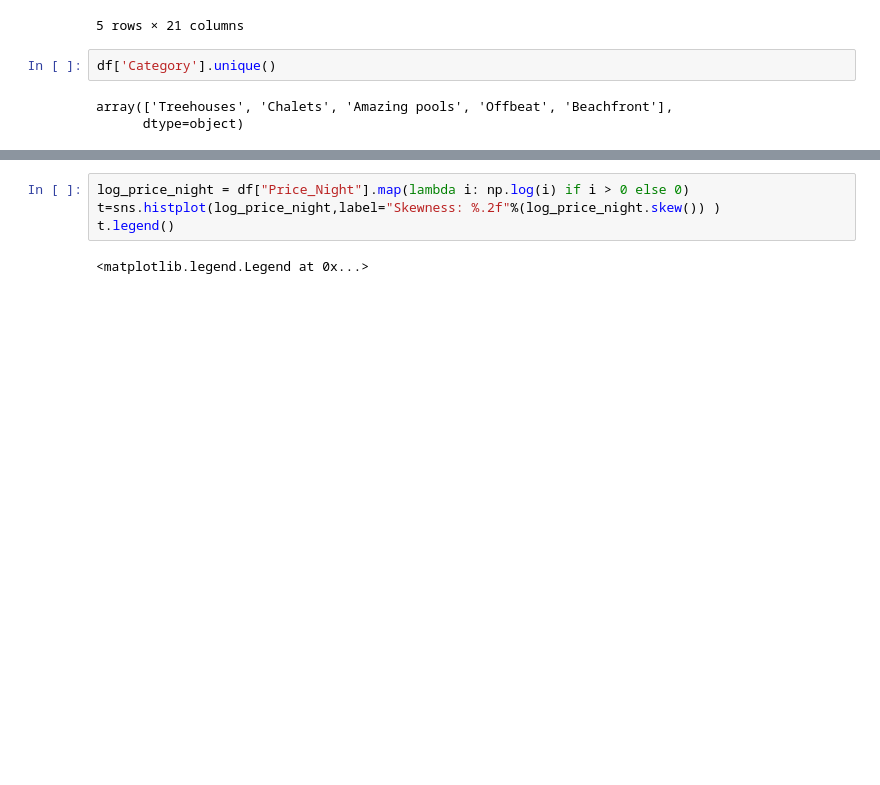
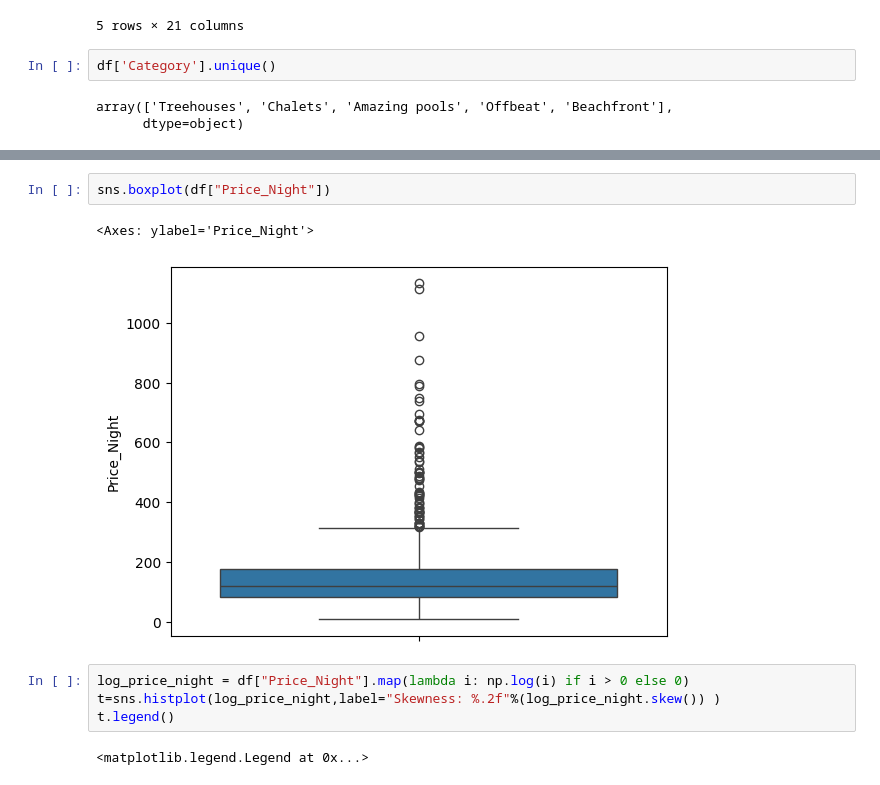
Before and after one commit to SaveSavio/modelling-airbnbs-property-listing-dataset-, a Jupyter notebook: exploratory_data_analysis.ipynb, the cells around one changed output, grey strips where cells are left out. Cells and saved outputs as stored; diff of their text form; blank space fills up the shorter version.

```diff
--- a/exploratory_data_analysis.ipynb
+++ b/exploratory_data_analysis.ipynb
@@ -95,3 +101,8 @@ Series([], Name: amenities_count, dtype: float64)
+# %%
+sns.boxplot(df["Price_Night"])
+# %% [output]
+<Axes: ylabel='Price_Night'>
+[figure, added]
 # %%
 log_price_night = df["Price_Night"].map(lambda i: np.log(i) if i > 0 else 0)
 t=sns.histplot(log_price_night,label="Skewness: %.2f"%(log_price_night.skew()) )
```
Also changed, not shown: parts of 5 cells of this notebook, 1 other file.
